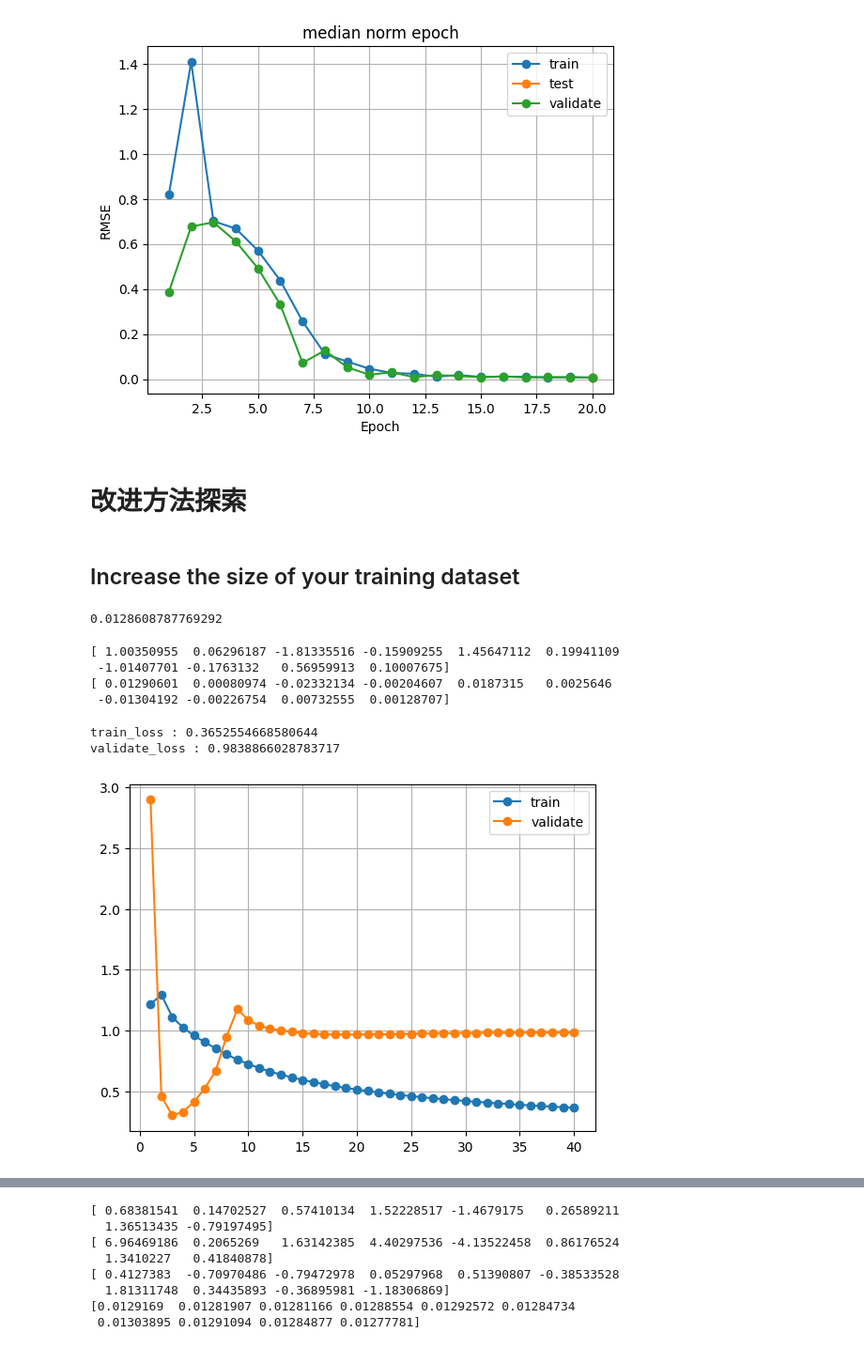
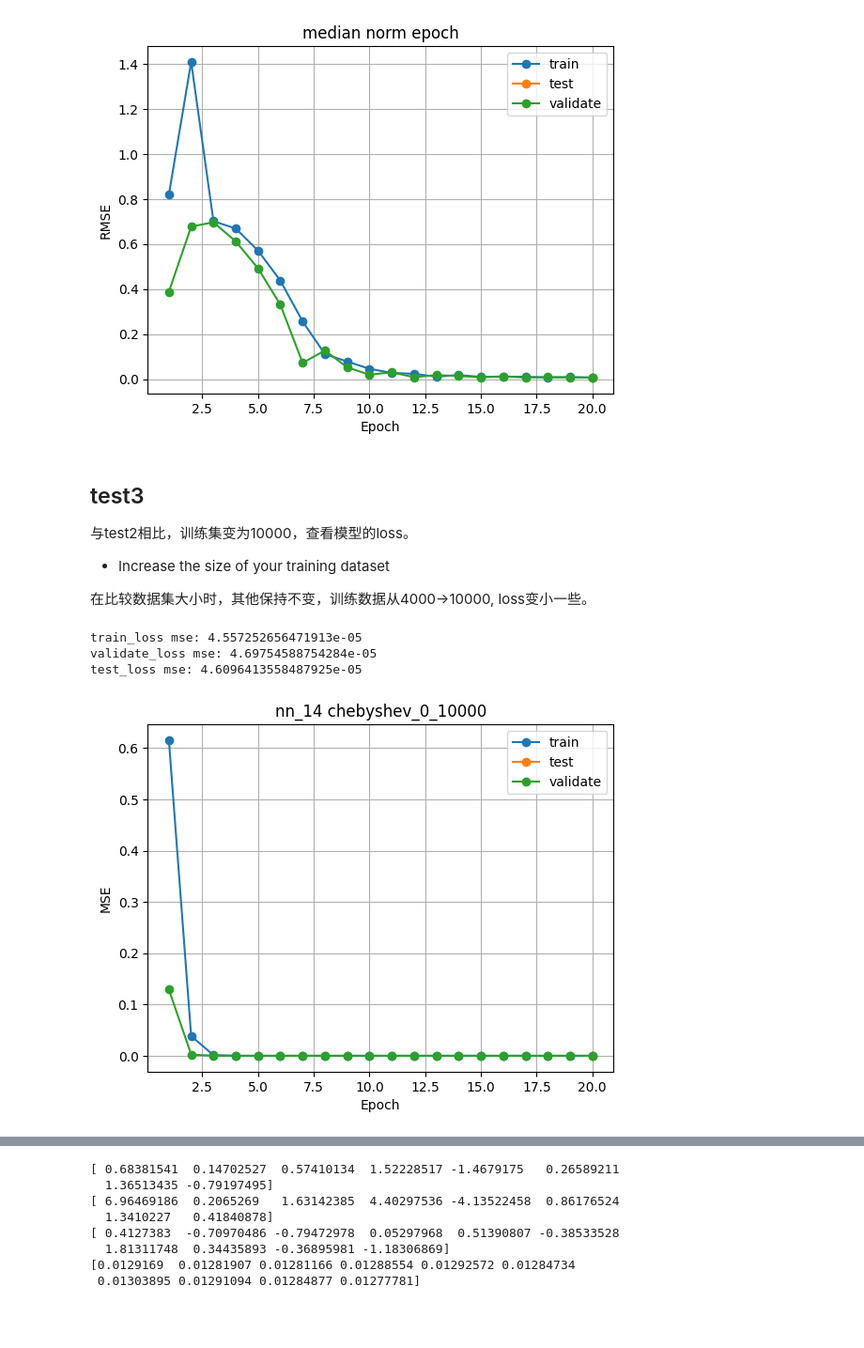
Before and after one commit to Tinrry/anderson, a Jupyter notebook: model_test.ipynb, the cells around one changed output, grey strips where cells are left out. Shown: that part at 94% size. Cells and saved outputs as stored; diff of their text form; code cells hidden in the pictures; blank space fills up the shorter version.

```diff
--- a/model_test.ipynb
+++ b/model_test.ipynb
@@ -51,10 +32,11 @@ def plot_loss_epoch(file, title, n_model='model_000', train_only=False, begin=0)
             validate_loss = train_grp['validate_loss_per_epoch'][:]
 
             test_loss = loss_f[n_model]['test_log_dict']['test_loss_per_epoch'][:]
-
-            train_loss = np.sqrt(np.array(train_loss))
-            validate_loss = np.sqrt(np.array(validate_loss))
-            test_loss = np.sqrt(np.array(test_loss))
+            # plot mse rather rmse , make confuse
+            train_loss = np.array(train_loss)
+            validate_loss = np.array(validate_loss)
+            test_loss = np.array(test_loss)
+            # plt.figure(figsize=(15, 5))
             plt.plot(np.arange(len(train_loss) - begin)+1 + begin, train_loss[begin:], '-o', label='train')
             plt.plot(len(train_loss), test_loss[0], '-o', label='test')
 
@@ -62,9 +44,9 @@ def plot_loss_epoch(file, title, n_model='model_000', train_only=False, begin=0)
                 plt.plot(np.arange(len(validate_loss) - begin)+1 + begin, validate_loss[begin:], '-o', label='validate')
             plt.grid()
             plt.xlabel('Epoch')
-            plt.ylabel('RMSE')
+            plt.ylabel('MSE')
             plt.title(label=title)
             plt.legend()
-            print(f'train_loss : {train_loss[-1]}')
-            print(f'validate_loss : {validate_loss[-1]}')
-            print(f'test_loss : {test_loss[-1]}')
+            print(f'train_loss mse: {train_loss[-1]}')
+            print(f'validate_loss mse: {validate_loss[-1]}')
+            print(f'test_loss mse: {test_loss[-1]}')
@@ -217,15 +277,15 @@ test_loss : 0.007274888447455085
 [figure]
 # %%
 从上面看， 配置不变，网络加深，loss是变小了。
-# %% [markdown]
-# 改进方法探索
 # %% [markdown]
-## Increase the size of your training dataset
+## test3
+与test2相比，训练集变为10000，查看模型的loss。
+- Increase the size of your training dataset
+
+在比较数据集大小时，其他保持不变，训练数据从4000->10000, loss变小一些。
 # %%
 # we use L6N255_10000.h5 to train nn-7
-ds_file = '../datasets/L6N255_10000.h5'
-save_file = '../datasets/chebyshev_0_10000.h5'
-ds_h5 = h5py.File(ds_file, 'r')
-get_median_abs(ds_h5['chebyshev'])
+training_file = "datasets/chebyshev_0_10000.h5"
+testing_file = "datasets/chebyshev_testing_1000.h5"
+config = 'config_3.json'
+loss_f = 'nn_14/loss_3.h5'
-# %% [output]
-0.0128608787769292
@@ -234,20 +292,8 @@ dataset_to_median(ds_file, save_file, chebyshev_index=0)
-# %%
-h5 = h5py.File(save_file, 'r')
-h5_origin = h5py.File(ds_file, 'r')
-print(h5['chebyshev'][0, :10, 0, 0])
-print(h5_origin['chebyshev'][0, :10, 0, 0])
-h5.close()
-h5_origin.close()
-# %% [output]
-[ 1.00350955  0.06296187 -1.81335516 -0.15909255  1.45647112  0.19941109
- -1.01407701 -0.1763132   0.56959913  0.10007675]
-[ 0.01290601  0.00080974 -0.02332134 -0.00204607  0.0187315   0.0025646
- -0.01304192 -0.00226754  0.00732555  0.00128707]
 # %%
-loss_f = '../nn_7/loss_10000.h5'
-plot_loss_class(loss_f)
+plot_loss_epoch(loss_f, title='nn_14 chebyshev_0_10000')
 # 看着效果没有改善
 # %% [output]
-train_loss : 0.3652554668580644
-validate_loss : 0.9838866028783717
+train_loss mse: 4.557252656471913e-05
+validate_loss mse: 4.69754588754284e-05
+test_loss mse: 4.6096413558487925e-05
-[figure, old version]
+[figure, new version]
```
Also changed, not shown: parts of 20 cells of this notebook, 7 other files.
